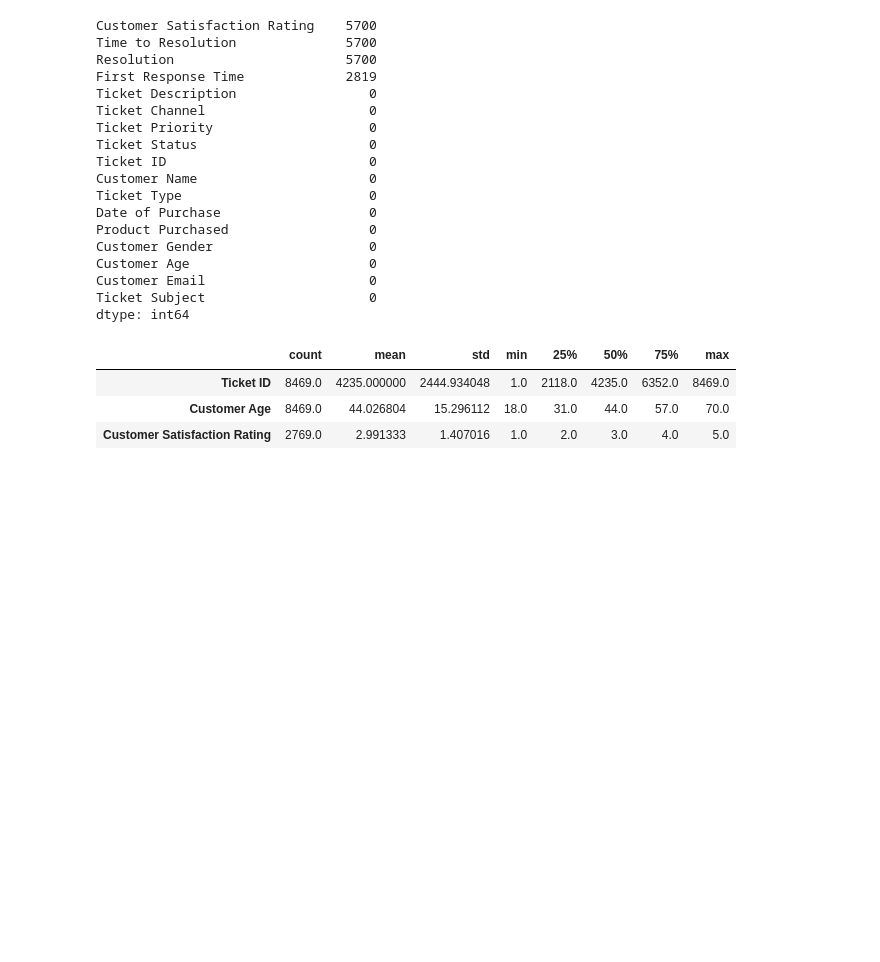
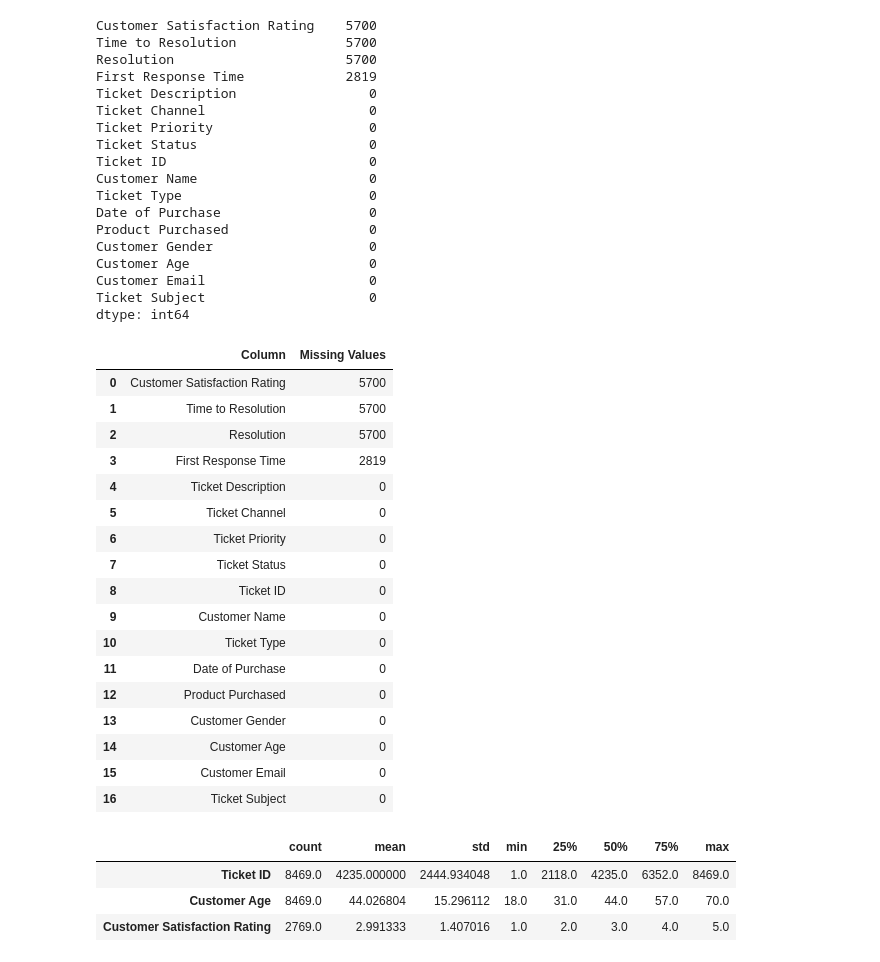
Before and after one commit to CCT-Dublin/capstone-project-feb-2024-pt-denissegarciavivolo, a Jupyter notebook: CA3_CapstoneProject_DenisseGarcia_Data1.ipynb, the cells around one changed output. Saved outputs shown, nothing was run; the diff lists cells and outputs as text; code cells hidden in the pictures; blank space fills up the shorter version.

```diff
--- a/CA3_CapstoneProject_DenisseGarcia_Data1.ipynb
+++ b/CA3_CapstoneProject_DenisseGarcia_Data1.ipynb
@@ -93,6 +122,32 @@ Customer Age                       0
 Customer Email                     0
 Ticket Subject                     0
 dtype: int64
+# %%
+# Create a DataFrame from the missing value counts
+missing_table = df.isnull().sum().sort_values(ascending=False).reset_index()
+missing_table.columns = ['Column', 'Missing Values']
+
+# Show the table
+missing_table.style.background_gradient(cmap='viridis')
+# %% [output]
+|  | Column | Missing Values |
+| 0 | Customer Satisfaction Rating | 5700 |
+| 1 | Time to Resolution | 5700 |
+| 2 | Resolution | 5700 |
+| 3 | First Response Time | 2819 |
+| 4 | Ticket Description | 0 |
+| 5 | Ticket Channel | 0 |
+| 6 | Ticket Priority | 0 |
+| 7 | Ticket Status | 0 |
+| 8 | Ticket ID | 0 |
+| 9 | Customer Name | 0 |
+| 10 | Ticket Type | 0 |
+| 11 | Date of Purchase | 0 |
+| 12 | Product Purchased | 0 |
+| 13 | Customer Gender | 0 |
+| 14 | Customer Age | 0 |
+| 15 | Customer Email | 0 |
+| 16 | Ticket Subject | 0 |
 # %%
 # View basic statistics for numeric columns
 df.describe().T
```
Also changed, not shown: parts of 4 cells of this notebook, 2 other files.
